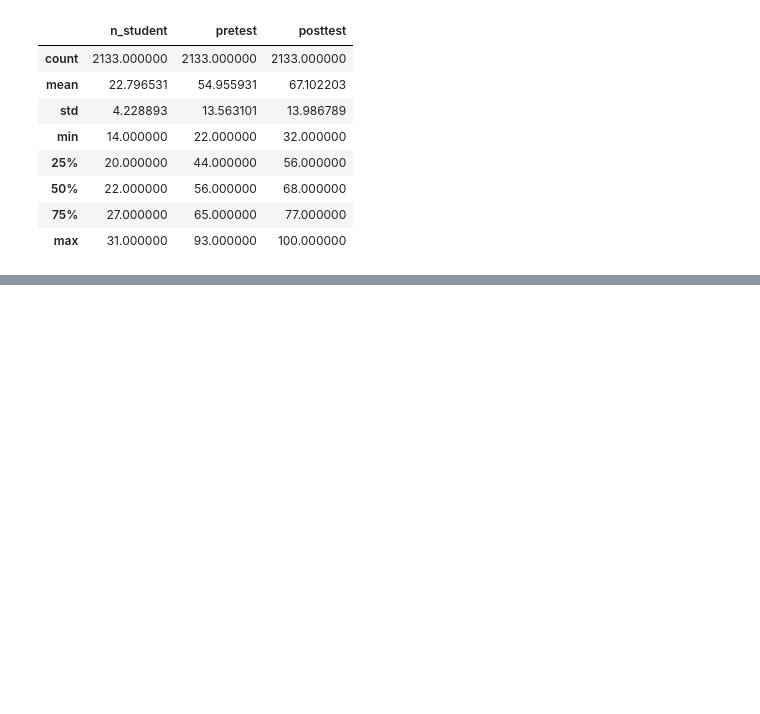
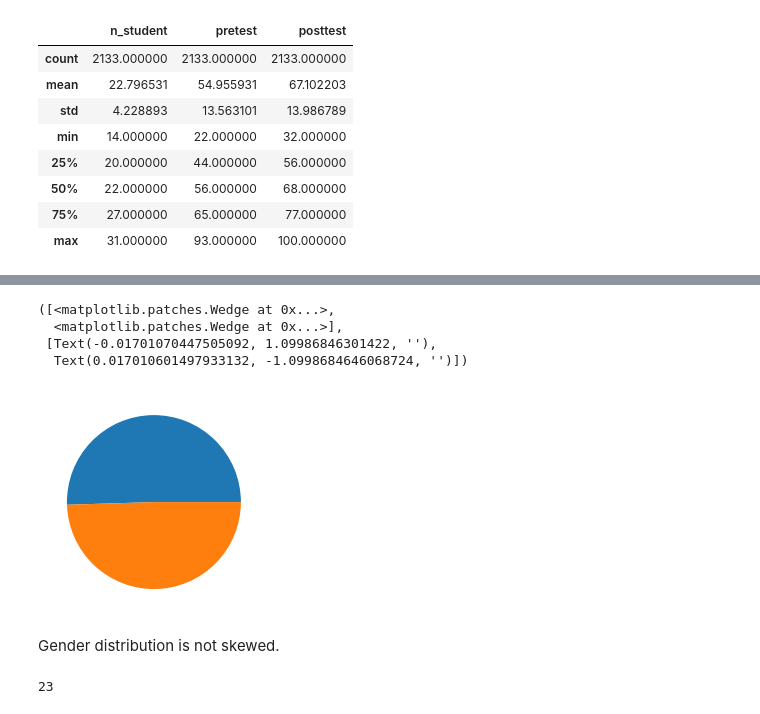
Before and after one commit to tolgarecep/test-scores, a Jupyter notebook: test-scores.ipynb, the cells around one changed output, grey strips where cells are left out. Drawn from its saved outputs; the diff is of its cells as text; code cells hidden in the pictures; blank space fills up the shorter version.

```diff
--- a/test-scores.ipynb
+++ b/test-scores.ipynb
@@ -261,0 +76,14 @@ plt.plot(np.arange(10),y[:10],'-', color='blue')
+# %%
+plt.pie(data.gender.value_counts())
+# %% [output]
+([<matplotlib.patches.Wedge at 0x...>,
+  <matplotlib.patches.Wedge at 0x...>],
+ [Text(-0.01701070447505092, 1.09986846301422, ''),
+  Text(0.017010601497933132, -1.0998684646068724, '')])
+[figure, added]
+# %% [markdown]
+Gender distribution is not skewed.
+# %%
+data.school.value_counts().shape[0]
+# %% [output]
+23
```
Also changed, not shown: parts of 80 cells of this notebook.
